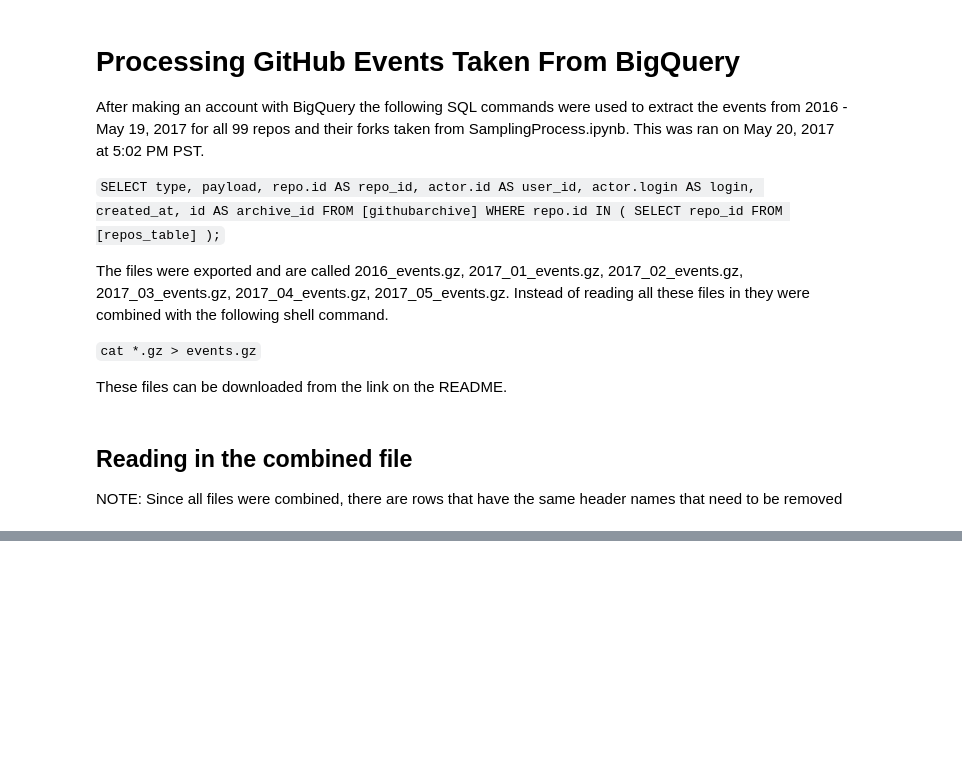
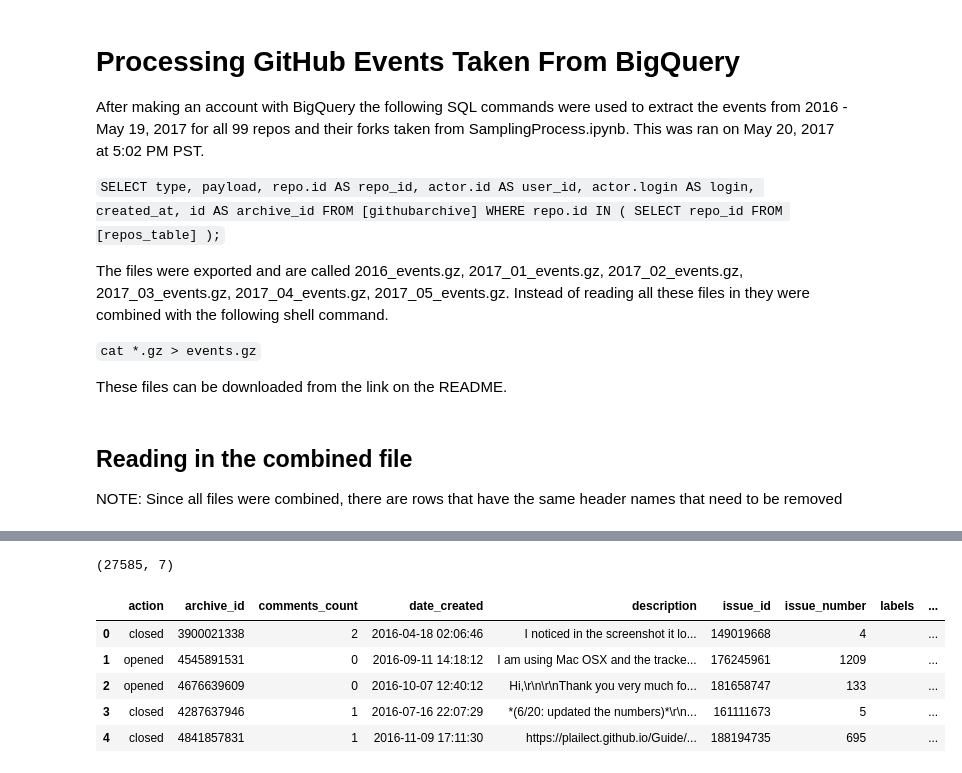
Before and after one commit to nicholas-alonzo/GitHub-Repo-Analysis, a Jupyter notebook: BigQueryProcessing_na.ipynb, the cells around one changed output, grey strips where cells are left out. Saved outputs shown, nothing was run; the diff lists cells and outputs as text; code cells hidden in the pictures; blank space fills up the shorter version.

```diff
--- a/BigQueryProcessing_na.ipynb
+++ b/BigQueryProcessing_na.ipynb
@@ -99,0 +277,13 @@ events[events['type'] == 'PublicEvent']
+# %%
+ICL = []
+
+for index, row in IssueCommentEvents.iterrows():
+
+    payload = row['payload']
+    comment = payload['comment']
+
+    ICL.append({'repo_id': row['repo_id'], 'user_id': row['user_id'],
+               'user_login': row['login'], 'date_created': row['created_at'],
+               'archive_id': row['archive_id'], 'action': payload['action'],
+               'comment': comment['body'], 'comment_id': pd.to_numeric(comment['id']),
+                'url': comment['html_url']})
@@ -99,0 +374,39 @@ events[events['type'] == 'PublicEvent']
+# %%
+IssueEvents = events[events['type'] == 'IssuesEvent']
+
+print IssueEvents.shape
+# %% [output]
+(27585, 7)
+# %%
+IL = []
+
+for index, row in IssueEvents.iterrows():
+
+    payload = row['payload']
+    issue = payload['issue']
+
+    try:
+        labels = []
+        for labs in issue['labels']:
+            labels.append(labs['name'])
+        labels = '::'.join(labels)
+    except:
+        labels = None
+
+    IL.append({'repo_id': row['repo_id'], 'user_id': row['user_id'],
+               'user_login': row['login'], 'date_created': row['created_at'],
+               'archive_id': row['archive_id'], 'action': payload['action'],
+               'description': issue['body'], 'comments_count': pd.to_numeric(issue['comments']),
+               'issue_id': pd.to_numeric(issue['id']), 'issue_number': pd.to_numeric(issue['number']),
+               'title': issue['title'], 'labels': labels, 'url':issue['html_url']})
+# %%
+issue_table = pd.DataFrame(IL)
+# %%
+issue_table.head()
+# %% [output]
+|  | action | archive_id | comments_count | date_created | description | issue_id | issue_number | labels | ... |
+| 0 | closed | 3900021338 | 2 | 2016-04-18 02:06:46 | I noticed in the screenshot it lo... | 149019668 | 4 |  | ... |
+| 1 | opened | 4545891531 | 0 | 2016-09-11 14:18:12 | I am using Mac OSX and the tracke... | 176245961 | 1209 |  | ... |
+| 2 | opened | 4676639609 | 0 | 2016-10-07 12:40:12 | Hi,\r\n\r\nThank you very much fo... | 181658747 | 133 |  | ... |
+| 3 | closed | 4287637946 | 1 | 2016-07-16 22:07:29 | *(6/20: updated the numbers)*\r\n... | 161111673 | 5 |  | ... |
+| 4 | closed | 4841857831 | 1 | 2016-11-09 17:11:30 | https://plailect.github.io/Guide/... | 188194735 | 695 |  | ... |
```
Also changed, not shown: parts of 112 cells of this notebook, 1 other file.
